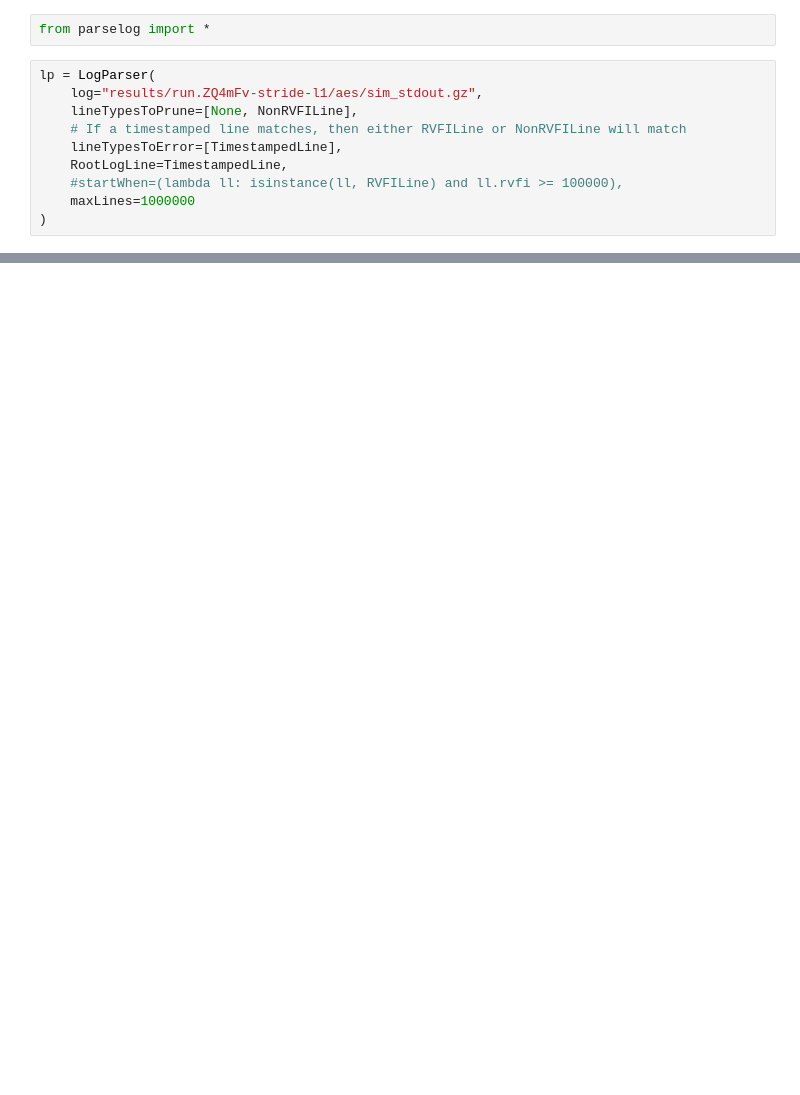
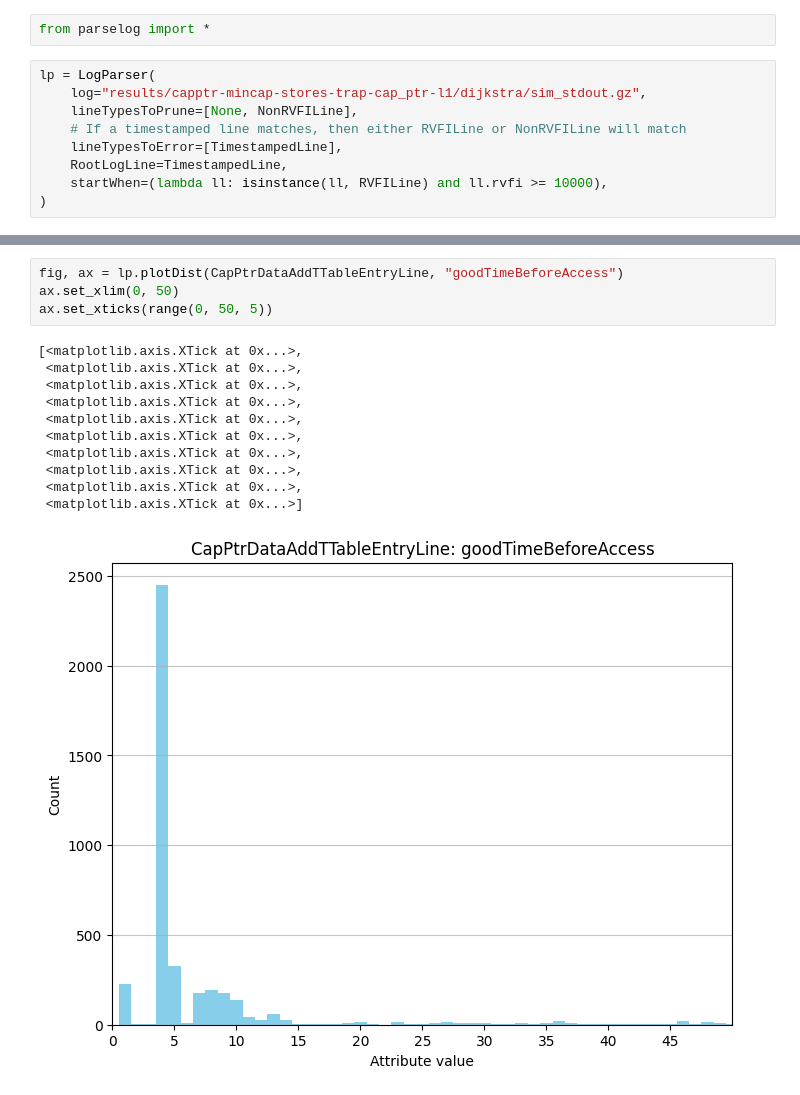
Before and after one commit to louishobson/DE10Pro-cheri-bgas, a Jupyter notebook: bluespec/sim-utils/examinelogs.ipynb, the cells around one changed output, grey strips where cells are left out. Saved outputs shown, nothing was run; the diff lists cells and outputs as text; blank space fills up the shorter version.

```diff
--- a/bluespec/sim-utils/examinelogs.ipynb
+++ b/bluespec/sim-utils/examinelogs.ipynb
@@ -2,12 +2,11 @@
 from parselog import *
 # %%
 lp = LogParser(
-    log="results/run.ZQ4mFv-stride-l1/aes/sim_stdout.gz",
+    log="results/capptr-mincap-stores-trap-cap_ptr-l1/dijkstra/sim_stdout.gz",
     lineTypesToPrune=[None, NonRVFILine],
     # If a timestamped line matches, then either RVFILine or NonRVFILine will match
     lineTypesToError=[TimestampedLine],
     RootLogLine=TimestampedLine,
-    #startWhen=(lambda ll: isinstance(ll, RVFILine) and ll.rvfi >= 100000),
-    maxLines=1000000
+    startWhen=(lambda ll: isinstance(ll, RVFILine) and ll.rvfi >= 10000),
 )
 # %% [output]
@@ -57,0 +49,16 @@ pass
+# %%
+fig, ax = lp.plotDist(CapPtrDataAddTTableEntryLine, "goodTimeBeforeAccess")
+ax.set_xlim(0, 50)
+ax.set_xticks(range(0, 50, 5))
+# %% [output]
+[<matplotlib.axis.XTick at 0x...>,
+ <matplotlib.axis.XTick at 0x...>,
+ <matplotlib.axis.XTick at 0x...>,
+ <matplotlib.axis.XTick at 0x...>,
+ <matplotlib.axis.XTick at 0x...>,
+ <matplotlib.axis.XTick at 0x...>,
+ <matplotlib.axis.XTick at 0x...>,
+ <matplotlib.axis.XTick at 0x...>,
+ <matplotlib.axis.XTick at 0x...>,
+ <matplotlib.axis.XTick at 0x...>]
+[figure, added]
```
Also changed, not shown: parts of 3 cells of this notebook, 2 other files.
